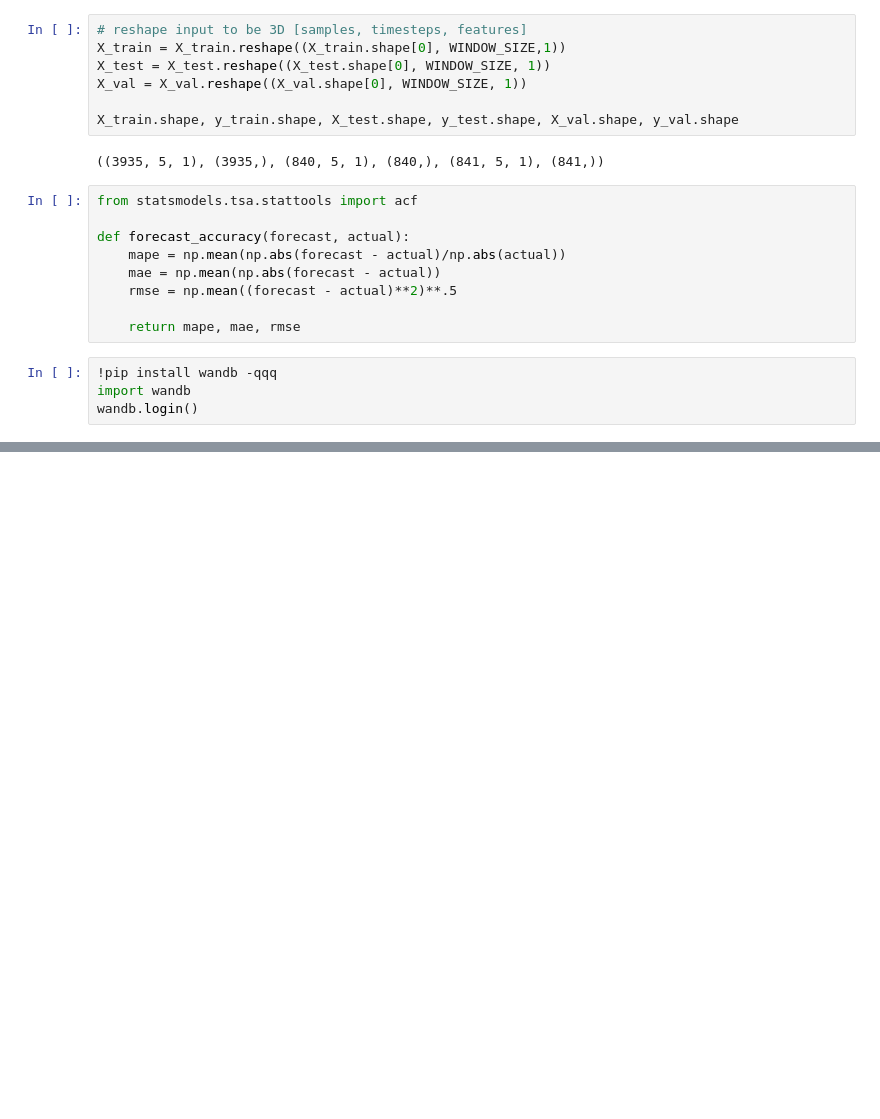
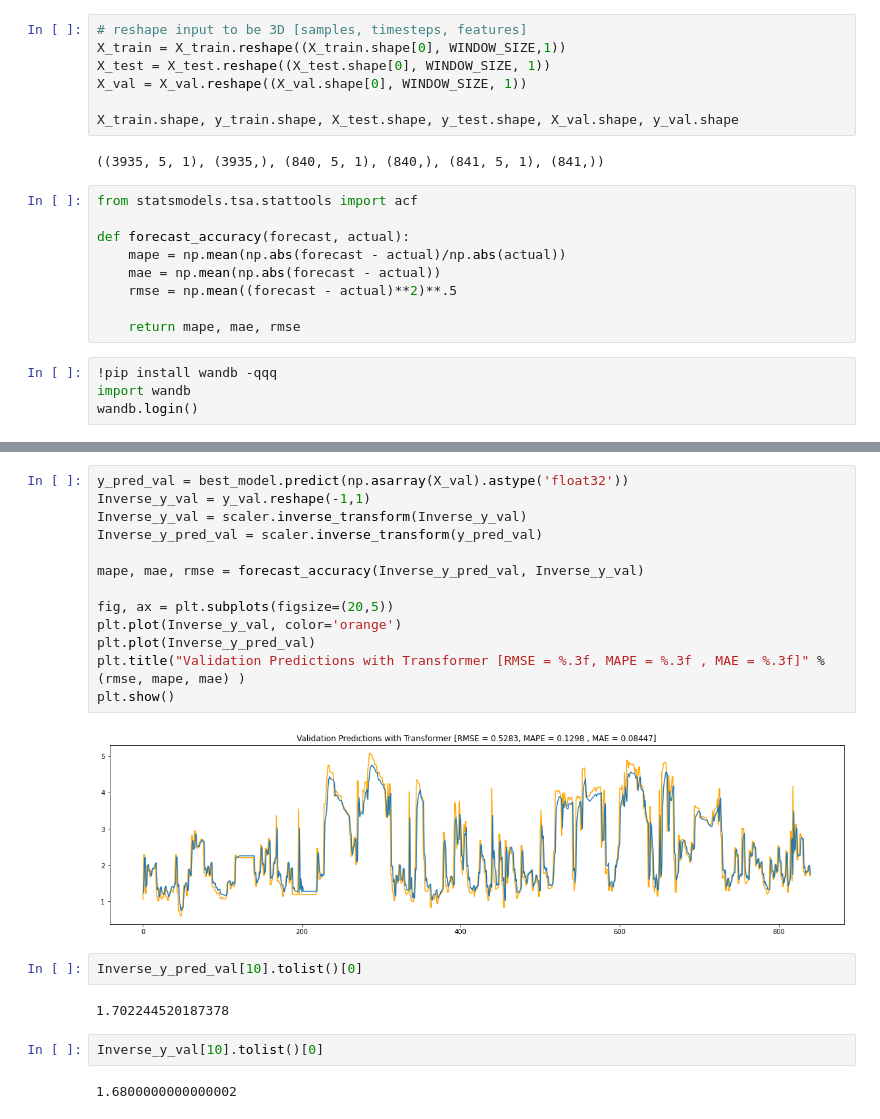
Before and after one commit to Malekkamoua/Quality-prediction-industry-4.0, a Jupyter notebook: 5_Forecasting | Transformer.ipynb, the cells around one changed output, grey strips where cells are left out. Cells and saved outputs as stored; diff of their text form; blank space fills up the shorter version.

```diff
--- a/5_Forecasting | Transformer.ipynb
+++ b/5_Forecasting | Transformer.ipynb
@@ -276,0 +256,23 @@ Epoch 18/300
+# %%
+y_pred_val = best_model.predict(np.asarray(X_val).astype('float32'))
+Inverse_y_val = y_val.reshape(-1,1)
+Inverse_y_val = scaler.inverse_transform(Inverse_y_val)
+Inverse_y_pred_val = scaler.inverse_transform(y_pred_val)
+
+mape, mae, rmse = forecast_accuracy(Inverse_y_pred_val, Inverse_y_val)
+
+fig, ax = plt.subplots(figsize=(20,5))
+plt.plot(Inverse_y_val, color='orange')
+plt.plot(Inverse_y_pred_val)
+plt.title("Validation Predictions with Transformer [RMSE = %.3f, MAPE = %.3f , MAE = %.3f]" % (rmse, mape, mae) )
+plt.show()
+# %% [output]
+[figure, added]
+# %%
+Inverse_y_pred_val[10].tolist()[0]
+# %% [output]
+1.702244520187378
+# %%
+Inverse_y_val[10].tolist()[0]
+# %% [output]
+1.6800000000000002
```
Also changed, not shown: parts of 5 cells of this notebook.
